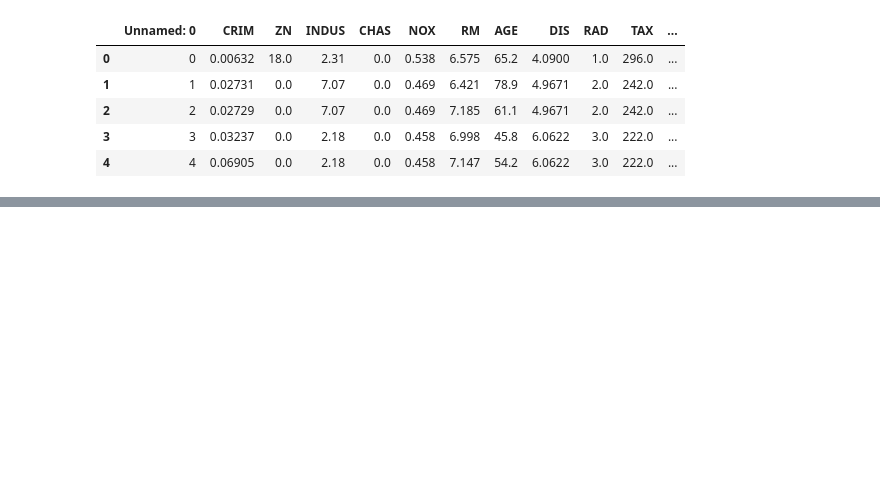
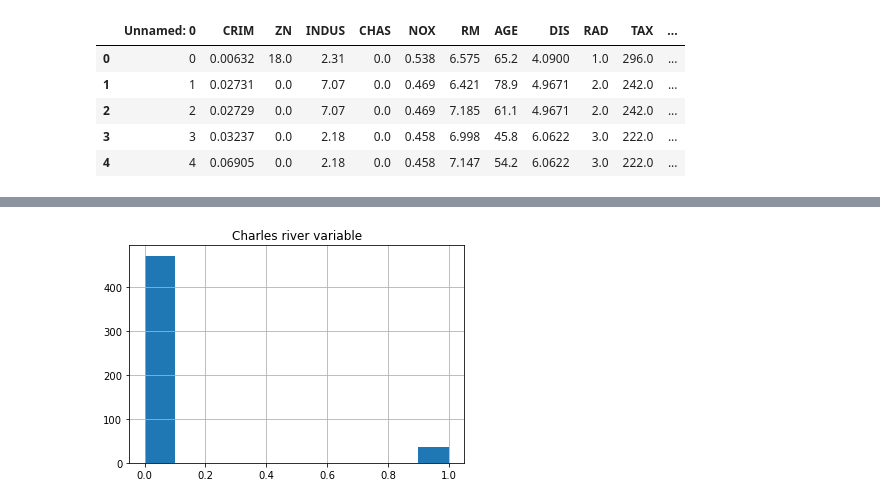
Before and after one commit to Muhliscm/Course-era-captone, a Jupyter notebook: stats.ipynb, the cells around one changed output, grey strips where cells are left out. Saved outputs shown, nothing was run; the diff lists cells and outputs as text; code cells hidden in the pictures; blank space fills up the shorter version.

```diff
--- a/stats.ipynb
+++ b/stats.ipynb
@@ -17,0 +24,6 @@ boston_df.head()
+# %%
+boston_df['CHAS'].hist()
+plt.title('Charles river variable')
+plt.show()
+# %% [output]
+[figure, added]
```
Also changed, not shown: parts of 7 cells of this notebook.
